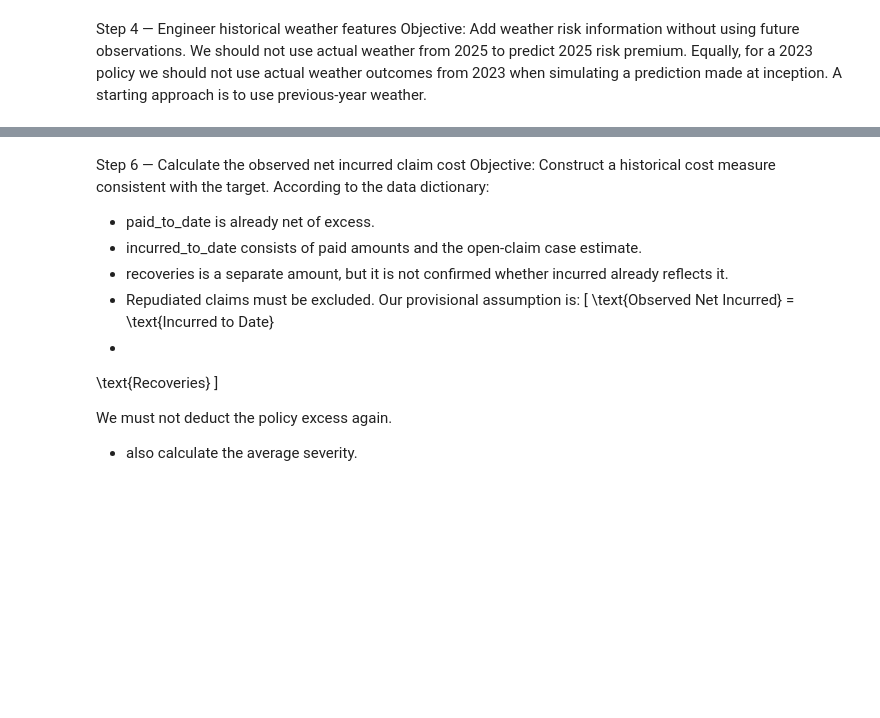
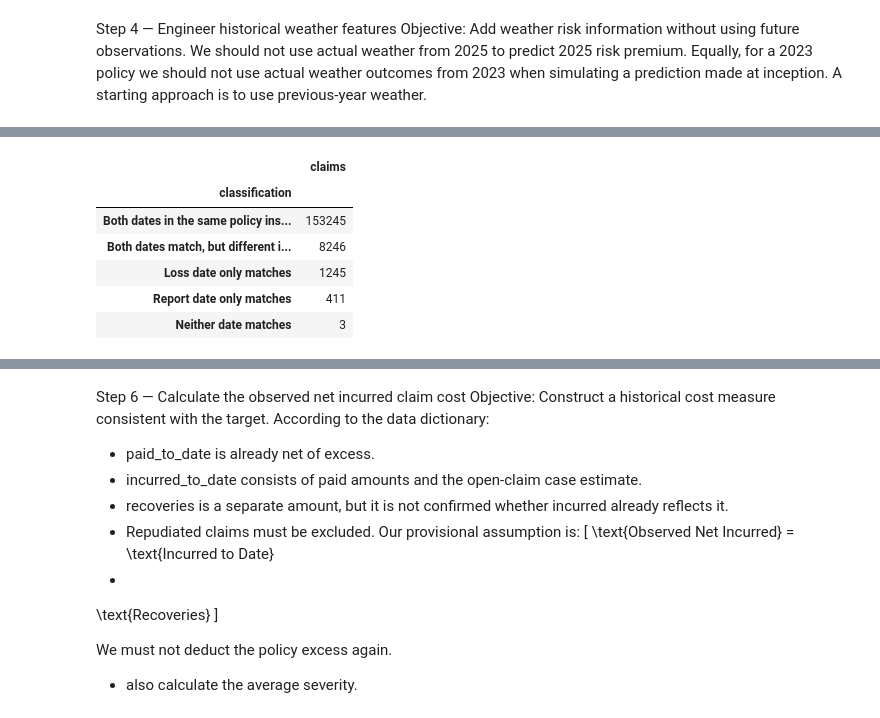
Before and after one commit to sarah-gui/Hackathon2026, a Jupyter notebook: analysis.ipynb, the cells around one changed output, grey strips where cells are left out. Cells and saved outputs as stored; diff of their text form; code cells hidden in the pictures; blank space fills up the shorter version.

```diff
--- a/analysis.ipynb
+++ b/analysis.ipynb
@@ -580,0 +719,78 @@ print(unmatched_claims)
+# %%
+# Check whether each claim's loss and report dates fall within the same policy-period row_id.
+window_check = claims_with_policy_windows.copy()
+window_check["report_date"] = pd.to_datetime(
+    window_check["report_date"], errors="coerce"
+)
+
+window_check["loss_in_window"] = (
+    window_check["loss_date"].notna()
+    & window_check["period_start"].notna()
+    & window_check["loss_date"].between(
+        window_check["period_start"], window_check["period_end"]
+    )
+)
+
+window_check["report_in_window"] = (
+    window_check["report_date"].notna()
+    & window_check["period_start"].notna()
+    & window_check["report_date"].between(
+        window_check["period_start"], window_check["period_end"]
+    )
+)
+
+window_check["same_policy_instance"] = (
+    window_check["loss_in_window"] & window_check["report_in_window"]
+)
+
+claim_date_check = (
+    window_check.groupby("claim_id")
+    .agg(
+        loss_matches_any_period=("loss_in_window", "any"),
+        report_matches_any_period=("report_in_window", "any"),
+        same_policy_instance=("same_policy_instance", "any"),
+    )
+)
+
+both_match = (
+    claim_date_check["loss_matches_any_period"]
+    & claim_date_check["report_matches_any_period"]
+)
+
+claim_date_check["classification"] = np.select(
+    [
+        claim_date_check["same_policy_instance"],
+        both_match,
+        claim_date_check["loss_matches_any_period"],
+        claim_date_check["report_matches_any_period"],
+    ],
+    [
+        "Both dates in the same policy instance",
+        "Both dates match, but different instances",
+        "Loss date only matches",
+        "Report date only matches",
+    ],
+    default="Neither date matches",
+)
+
+display(claim_date_check["classification"].value_counts().to_frame("claims"))
+
+unmatched_loss_ids = set(
+    claim_date_check.index[~claim_date_check["loss_matches_any_period"]]
+)
+diagnostic_ids = set(unmatched_claim_diagnostics["claim_id"])
+
+print("Total claims checked:", len(claim_date_check))
+print("Same policy instance:", claim_date_check["same_policy_instance"].sum())
+print("Not in the same policy instance:", (~claim_date_check["same_policy_instance"]).sum())
+print("Loss-date unmatched claims:", len(unmatched_loss_ids))
+print("Unmatched claims in earlier diagnostics:", len(diagnostic_ids))
+print("Unmatched claim IDs agree:", unmatched_loss_ids == diagnostic_ids)
+# %% [output]
+|  | claims |
+| classification |  |
+| Both dates in the same policy ins... | 153245 |
+| Both dates match, but different i... | 8246 |
+| Loss date only matches | 1245 |
+| Report date only matches | 411 |
+| Neither date matches | 3 |
```
Also changed, not shown: parts of 21 cells of this notebook.
